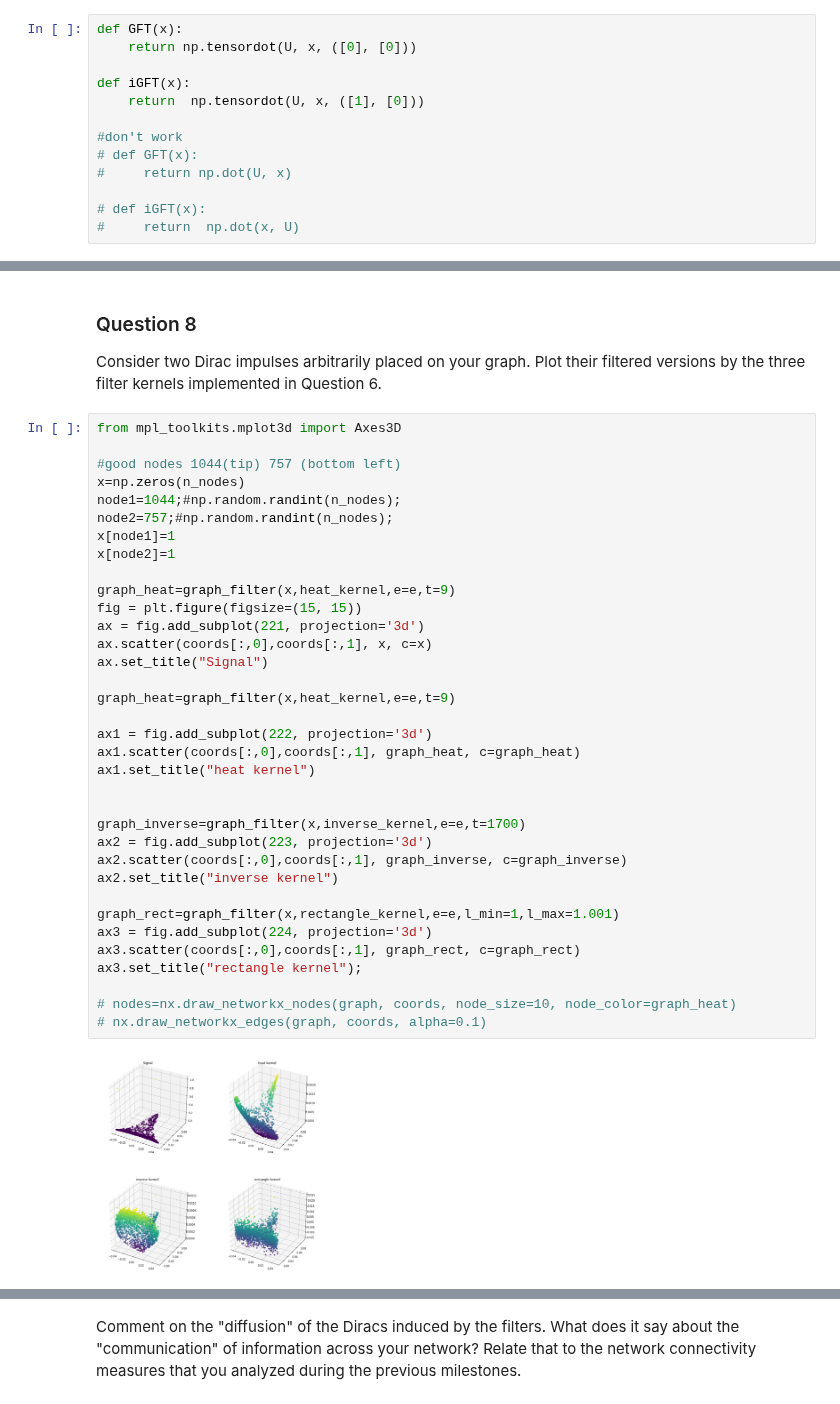
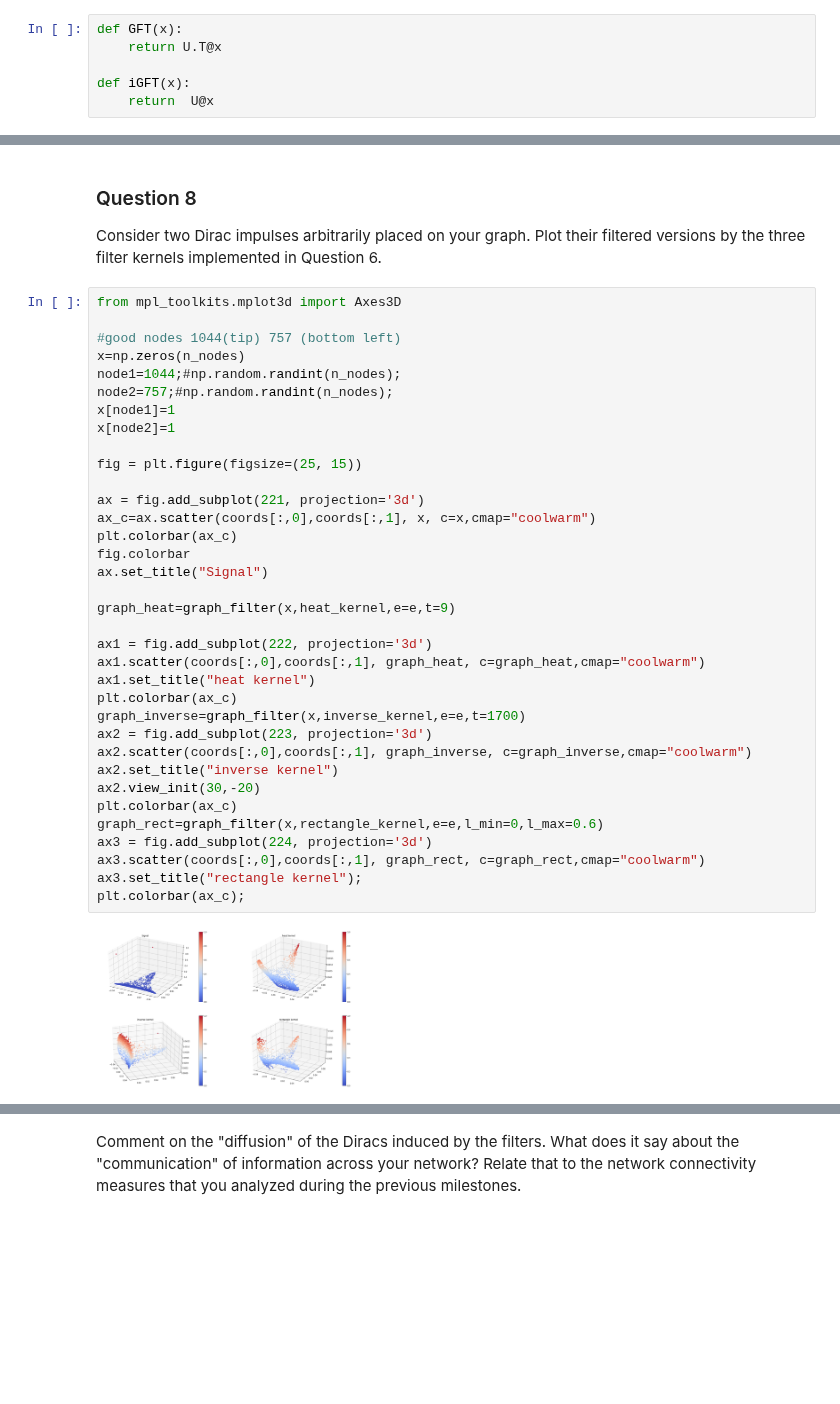
Before and after one commit to TTimTT/NTDS_Project, a Jupyter notebook: milestone_4/joachim_4_graph_signal_processing.ipynb, the cells around one changed output, grey strips where cells are left out. Saved outputs shown, nothing was run; the diff lists cells and outputs as text; blank space fills up the shorter version.

```diff
--- a/milestone_4/joachim_4_graph_signal_processing.ipynb
+++ b/milestone_4/joachim_4_graph_signal_processing.ipynb
@@ -165,19 +165,12 @@ What can you observe in terms of local variations when comparing the basis vecto
 ### Question 3
 
 Implement a function that returns the Graph Fourier Transform (GFT) of a given vector $x \in \mathbb{R}^{N},$ with respect to your graph, and a function that computes the corresponding inverse GFT (iGFT).
-# %%
-def GFT(x):
-    return np.tensordot(U, x, ([0], [0]))
-
-def iGFT(x):
-    return  np.tensordot(U, x, ([1], [0]))
-
-#don't work
-# def GFT(x):
-#     return np.dot(U, x)
-
-# def iGFT(x):
-#     return  np.dot(x, U)
+# %%
+def GFT(x):
+    return U.T@x
+
+def iGFT(x):
+    return  U@x
 # %% [markdown]
 ### Question 4
 
@@ -266,37 +259,37 @@ Consider two Dirac impulses arbitrarily placed on your graph. Plot their filtere
 # %%
 from mpl_toolkits.mplot3d import Axes3D
 
 #good nodes 1044(tip) 757 (bottom left)
 x=np.zeros(n_nodes)
 node1=1044;#np.random.randint(n_nodes);
 node2=757;#np.random.randint(n_nodes);
 x[node1]=1
 x[node2]=1
 
-graph_heat=graph_filter(x,heat_kernel,e=e,t=9)
-fig = plt.figure(figsize=(15, 15))
+fig = plt.figure(figsize=(25, 15))
+
 ax = fig.add_subplot(221, projection='3d')
-ax.scatter(coords[:,0],coords[:,1], x, c=x)
+ax_c=ax.scatter(coords[:,0],coords[:,1], x, c=x,cmap="coolwarm")
+plt.colorbar(ax_c)
+fig.colorbar
 ax.set_title("Signal")
 
 graph_heat=graph_filter(x,heat_kernel,e=e,t=9)
 
 ax1 = fig.add_subplot(222, projection='3d')
-ax1.scatter(coords[:,0],coords[:,1], graph_heat, c=graph_heat)
+ax1.scatter(coords[:,0],coords[:,1], graph_heat, c=graph_heat,cmap="coolwarm")
 ax1.set_title("heat kernel")
-
-
+plt.colorbar(ax_c)
 graph_inverse=graph_filter(x,inverse_kernel,e=e,t=1700)
 ax2 = fig.add_subplot(223, projection='3d')
-ax2.scatter(coords[:,0],coords[:,1], graph_inverse, c=graph_inverse)
+ax2.scatter(coords[:,0],coords[:,1], graph_inverse, c=graph_inverse,cmap="coolwarm")
 ax2.set_title("inverse kernel")
-
-graph_rect=graph_filter(x,rectangle_kernel,e=e,l_min=1,l_max=1.001)
+ax2.view_init(30,-20)
+plt.colorbar(ax_c)
+graph_rect=graph_filter(x,rectangle_kernel,e=e,l_min=0,l_max=0.6)
 ax3 = fig.add_subplot(224, projection='3d')
-ax3.scatter(coords[:,0],coords[:,1], graph_rect, c=graph_rect)
+ax3.scatter(coords[:,0],coords[:,1], graph_rect, c=graph_rect,cmap="coolwarm")
 ax3.set_title("rectangle kernel");
-
-# nodes=nx.draw_networkx_nodes(graph, coords, node_size=10, node_color=graph_heat)
-# nx.draw_networkx_edges(graph, coords, alpha=0.1)
+plt.colorbar(ax_c);
 # %% [output]
-[figure, old version]
+[figure, new version]
```
Also changed, not shown: parts of 14 cells of this notebook.
